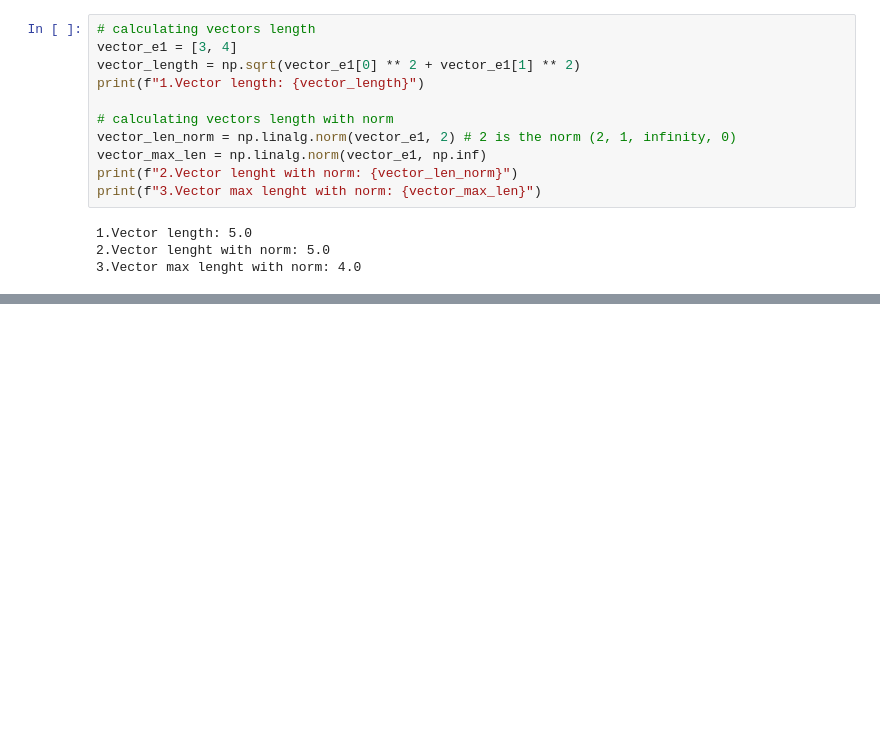
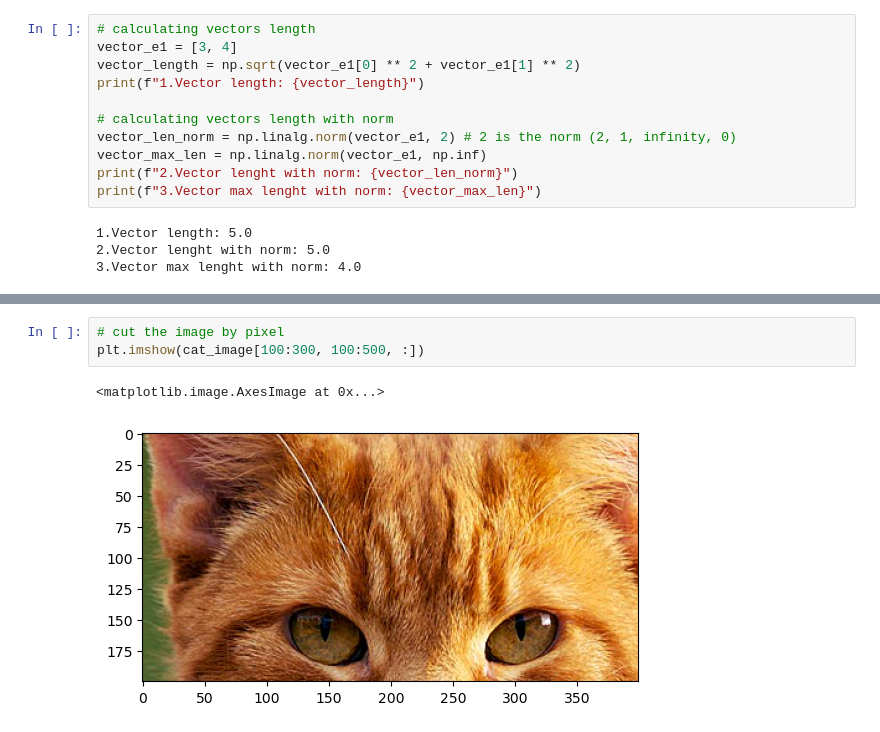
Before and after one commit to GeorgiKyshenko/Math-Concepts-with-Python, a Jupyter notebook: 03.Linear Algebra Exercises.ipynb, the cells around one changed output, grey strips where cells are left out. Saved outputs shown, nothing was run; the diff lists cells and outputs as text; blank space fills up the shorter version.

```diff
--- a/03.Linear Algebra Exercises.ipynb
+++ b/03.Linear Algebra Exercises.ipynb
@@ -137,0 +169,6 @@ x = np.random.randint(1, 100, size = 50000)
+# %%
+# cut the image by pixel
+plt.imshow(cat_image[100:300, 100:500, :])
+# %% [output]
+<matplotlib.image.AxesImage at 0x...>
+[figure, added]
```
Also changed, not shown: parts of 22 cells of this notebook.
